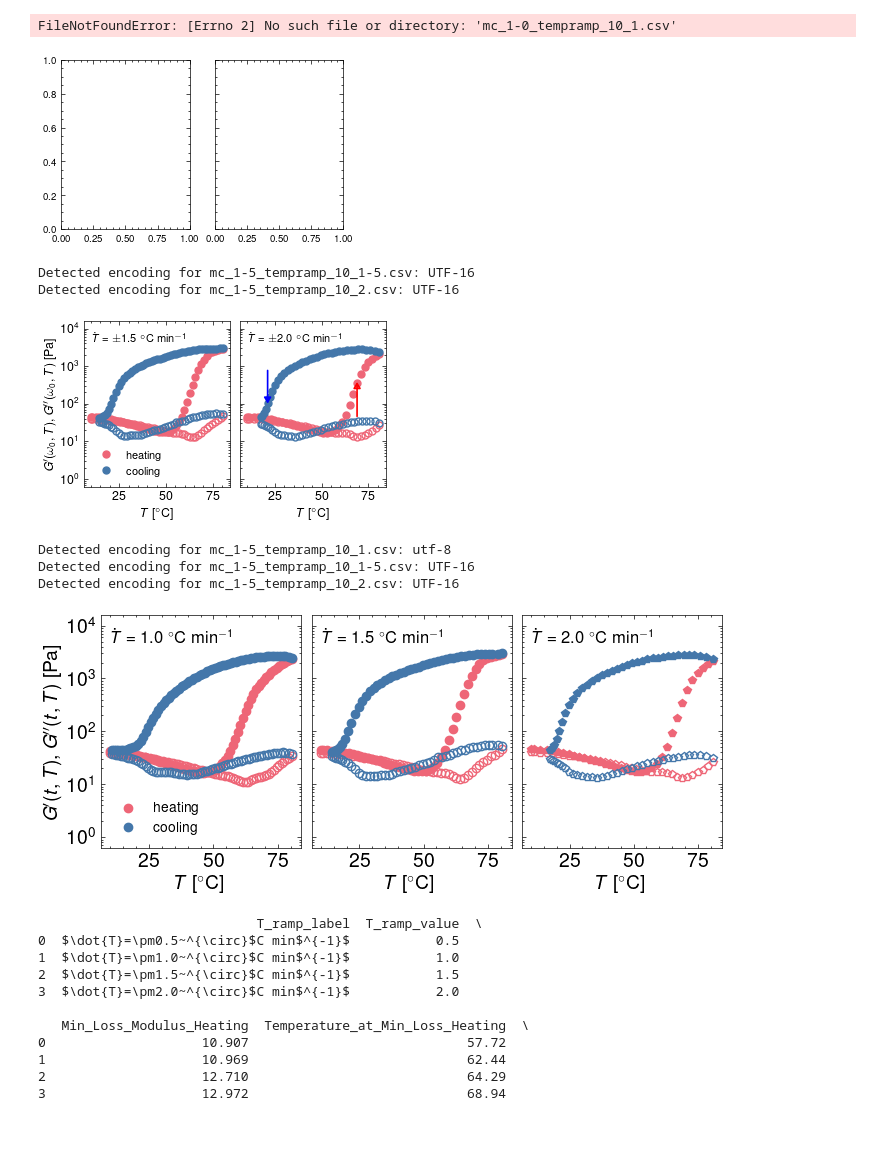
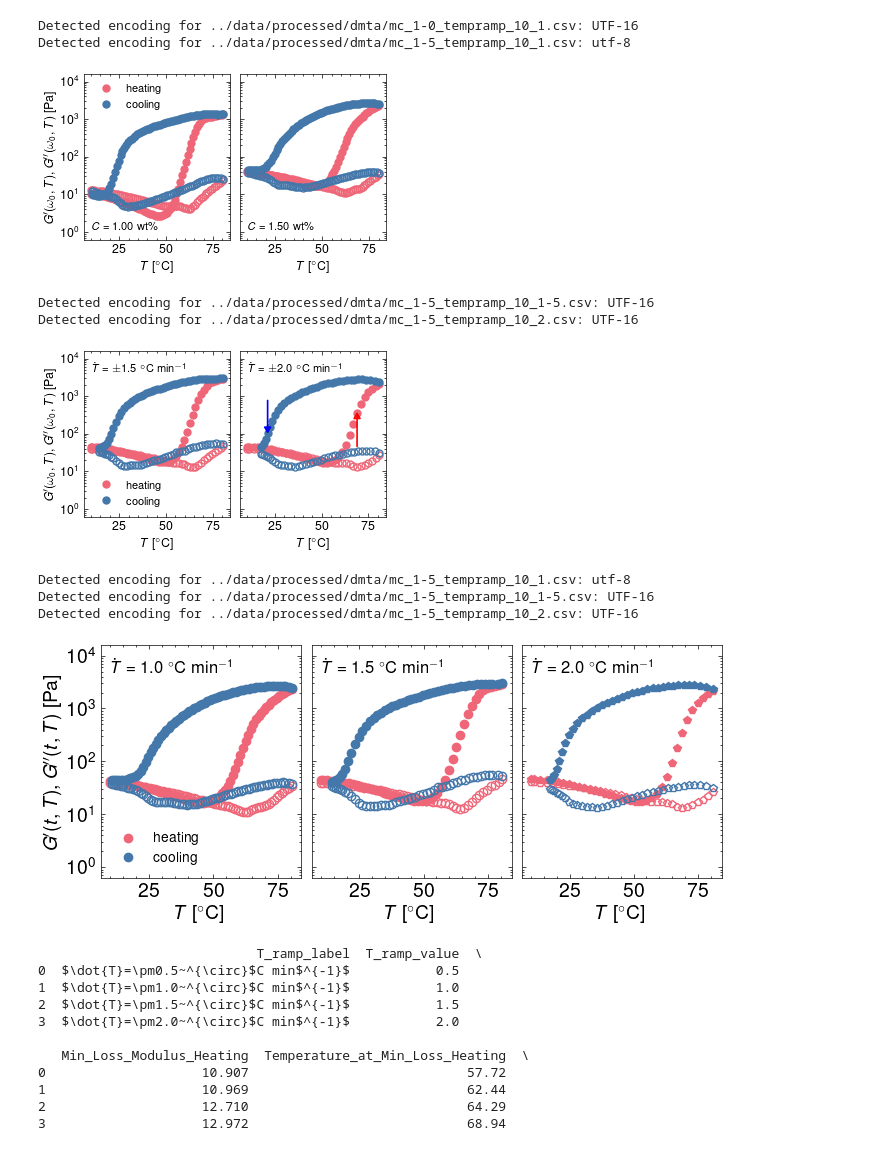
Before and after one commit to mirandi1/fracMC, a Jupyter notebook: notebooks/analysis_dmta_effect_of_rate_concentration.ipynb, the cells around one changed output. Cells and saved outputs as stored; diff of their text form; code cells hidden in the pictures.

Commit message:
Update analysis scripts and fix plotting logic

```diff
--- a/notebooks/analysis_dmta_effect_of_rate_concentration.ipynb
+++ b/notebooks/analysis_dmta_effect_of_rate_concentration.ipynb
@@ -4,6 +4,7 @@ import numpy as np
 import pandas as pd
 import chardet
 import scienceplots
+import os
 
 plt.style.use(['science', 'nature', 'bright'])
 
@@ -11,7 +12,7 @@ plt.style.use(['science', 'nature', 'bright'])
 colors = plt.rcParams['axes.prop_cycle'].by_key()['color']
 
 # List of CSV files
-files = ["mc_1-0_tempramp_10_1.csv", "mc_1-5_tempramp_10_1.csv"]
+files = ["../data/processed/dmta/mc_1-0_tempramp_10_1.csv", "../data/processed/dmta/mc_1-5_tempramp_10_1.csv"]
 concentrations = ["$C=1.00$ wt\%", "$C=1.50$ wt\%"]  # Text labels for the plots
 
 # Function to detect file encoding
@@ -58,36 +59,44 @@ for idx, file in enumerate(files):
     marker = markers[idx % len(markers)]  # Cycle through markers
 
     # Select the corresponding axis for the subplot
     ax = axes[idx]
 
     # Plot heating
     ax.plot(temp_heating, 10**storage_heating, marker, markersize=5, markevery=1, label='heating', color=colors[1])
     ax.plot(temp_heating, 10**loss_heating, marker, markersize=5, markevery=1, fillstyle="none", color=colors[1])
 
     # Plot cooling
     ax.plot(temp_cooling, 10**storage_cooling, marker, markersize=5, markevery=1, label='cooling', color=colors[0])
     ax.plot(temp_cooling, 10**loss_cooling, marker, markersize=5, markevery=1, fillstyle="none", color=colors[0])
 
     # Add text label for concentration
     ax.text(0.05, 0.1, concentrations[idx], transform=ax.transAxes, fontsize=8, verticalalignment='top')
 
     # Labels and formatting
     ax.set_xlabel('$T$ [$^{\circ}$C]', fontsize=9)
     if idx == 0:  # Only add ylabel to the first subplot
         ax.set_ylabel('$G^{\prime}(\omega_0, T), G^{\prime \prime}(\omega_0, T)~\mathrm{[Pa]}$', fontsize=9)
     ax.set_yscale('log')
     ax.tick_params(labelsize=9)
     ax.set_ylim(10**-0.2, 10**4.2)
 
 # Add legend to the right subplot only
 axes[0].legend(fontsize=8, loc="upper left")
 
 plt.tight_layout()
-plt.savefig("dmta_effect_concentration_10rads.pdf")
+
+# ---------------- Ensure output folder exists ----------------
+out_dir = "../figures/main/dmta_and_mutation"
+os.makedirs(out_dir, exist_ok=True)
+
+# ---------------- Save figure ----------------
+out_file = os.path.join(out_dir, "dmta_effect_concentration_10rads.pdf")
+plt.savefig(out_file, dpi=1200)
 plt.show()
 # %% [output]
-FileNotFoundError: [Errno 2] No such file or directory: 'mc_1-0_tempramp_10_1.csv'
+Detected encoding for ../data/processed/dmta/mc_1-0_tempramp_10_1.csv: UTF-16
+Detected encoding for ../data/processed/dmta/mc_1-5_tempramp_10_1.csv: utf-8
-[figure, old version]
+[figure, new version]
 # %%
 import matplotlib.pyplot as plt
 import numpy as np
@@ -101,7 +110,7 @@ plt.style.use(['science', 'nature', 'bright'])
 colors = plt.rcParams['axes.prop_cycle'].by_key()['color']
 
 # List of CSV files
-files = ["mc_1-5_tempramp_10_1-5.csv", "mc_1-5_tempramp_10_2.csv"]
+files = ["../data/processed/dmta/mc_1-5_tempramp_10_1-5.csv", "../data/processed/dmta/mc_1-5_tempramp_10_2.csv"]
 concentrations = ["$\dot{T}=\pm1.5~^{\circ}$C min$^{-1}$", "$\dot{T}=\pm2.0~^{\circ}$C min$^{-1}$"]  # Text labels for the plots
 
 # Function to detect file encoding
@@ -194,11 +203,14 @@ for idx, file in enumerate(files):
 axes[0].legend(fontsize=8, loc="lower left")
 
 plt.tight_layout()
-plt.savefig("dmta_effect_heatingrate_10rads.pdf")
+
+# ---------------- Save figure ----------------
+out_file = os.path.join(out_dir, "dmta_effect_heatingrate_10rads.pdf")
+plt.savefig(out_file, dpi=1200)
 plt.show()
 # %% [output]
-Detected encoding for mc_1-5_tempramp_10_1-5.csv: UTF-16
-Detected encoding for mc_1-5_tempramp_10_2.csv: UTF-16
+Detected encoding for ../data/processed/dmta/mc_1-5_tempramp_10_1-5.csv: UTF-16
+Detected encoding for ../data/processed/dmta/mc_1-5_tempramp_10_2.csv: UTF-16
 [figure]
 # %%
 import matplotlib.pyplot as plt
@@ -213,7 +225,7 @@ plt.style.use(['science', 'nature', 'bright'])
 colors = plt.rcParams['axes.prop_cycle'].by_key()['color']
 
 # List of CSV files
-files = ["mc_1-5_tempramp_10_1.csv", "mc_1-5_tempramp_10_1-5.csv", "mc_1-5_tempramp_10_2.csv"]
+files = ["../data/processed/dmta/mc_1-5_tempramp_10_1.csv", "../data/processed/dmta/mc_1-5_tempramp_10_1-5.csv", "../data/processed/dmta/mc_1-5_tempramp_10_2.csv"]
 T_ramp = ["$\dot{T}=1.0~^{\circ}$C min$^{-1}$", "$\dot{T}=1.5~^{\circ}$C min$^{-1}$", "$\dot{T}=2.0~^{\circ}$C min$^{-1}$"]  # Text labels for the plots
 
 # Function to detect file encoding
@@ -288,11 +300,14 @@ for idx, file in enumerate(files):
 axes[0].legend(fontsize=10, loc="lower left")
 
 plt.tight_layout()
-plt.savefig("dmta_effect_heatingrate_10rads.pdf")
+
+# ---------------- Save figure ----------------
+out_file = os.path.join(out_dir, "dmta_effect_heatingrate_10rads.pdf")
+plt.savefig(out_file, dpi=1200)
 plt.show()
 # %% [output]
-Detected encoding for mc_1-5_tempramp_10_1.csv: utf-8
-Detected encoding for mc_1-5_tempramp_10_1-5.csv: UTF-16
-Detected encoding for mc_1-5_tempramp_10_2.csv: UTF-16
+Detected encoding for ../data/processed/dmta/mc_1-5_tempramp_10_1.csv: utf-8
+Detected encoding for ../data/processed/dmta/mc_1-5_tempramp_10_1-5.csv: UTF-16
+Detected encoding for ../data/processed/dmta/mc_1-5_tempramp_10_2.csv: UTF-16
 [figure]
 # %%
```
Also changed, not shown: parts of 18 cells of this notebook, 14 other files.
